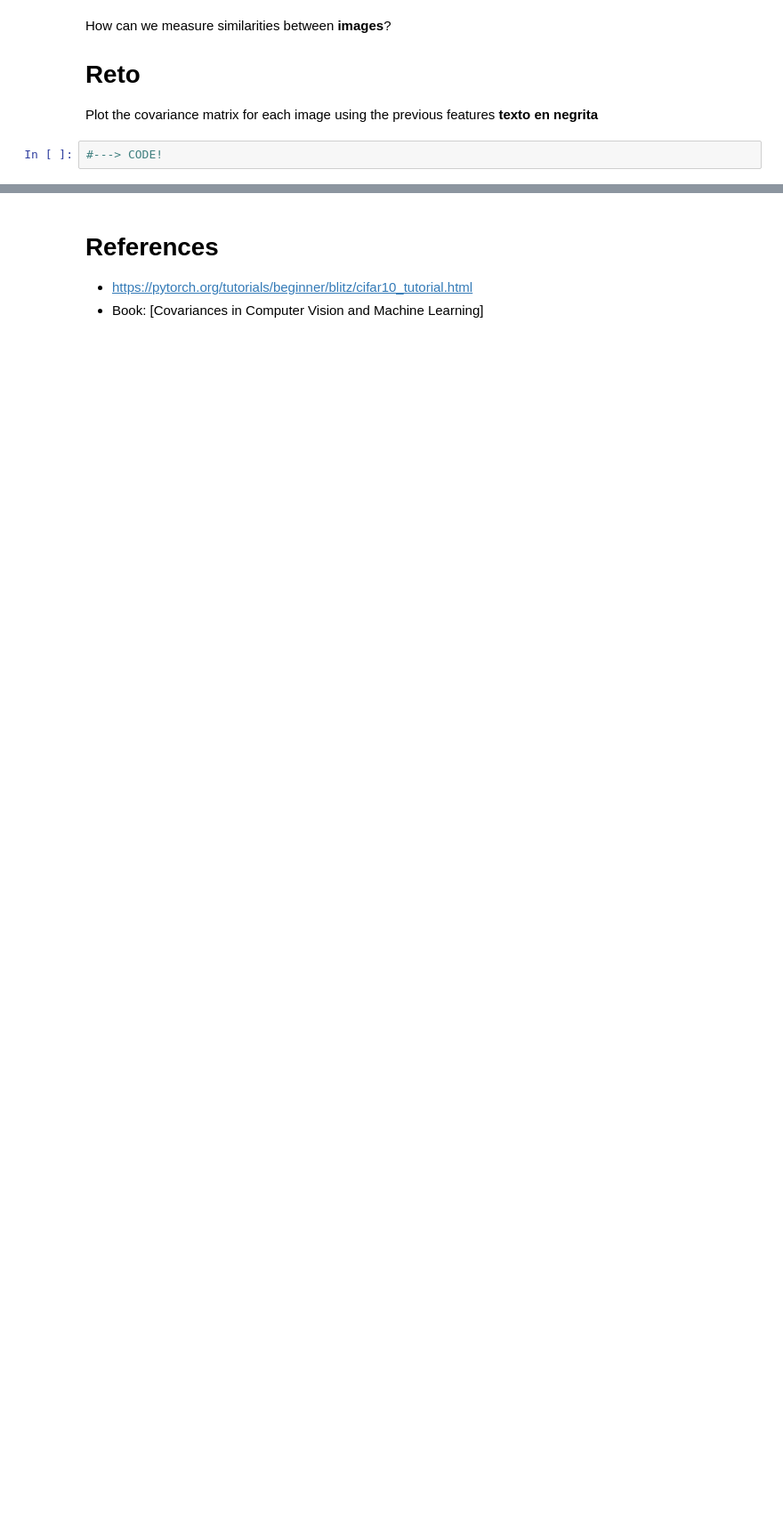
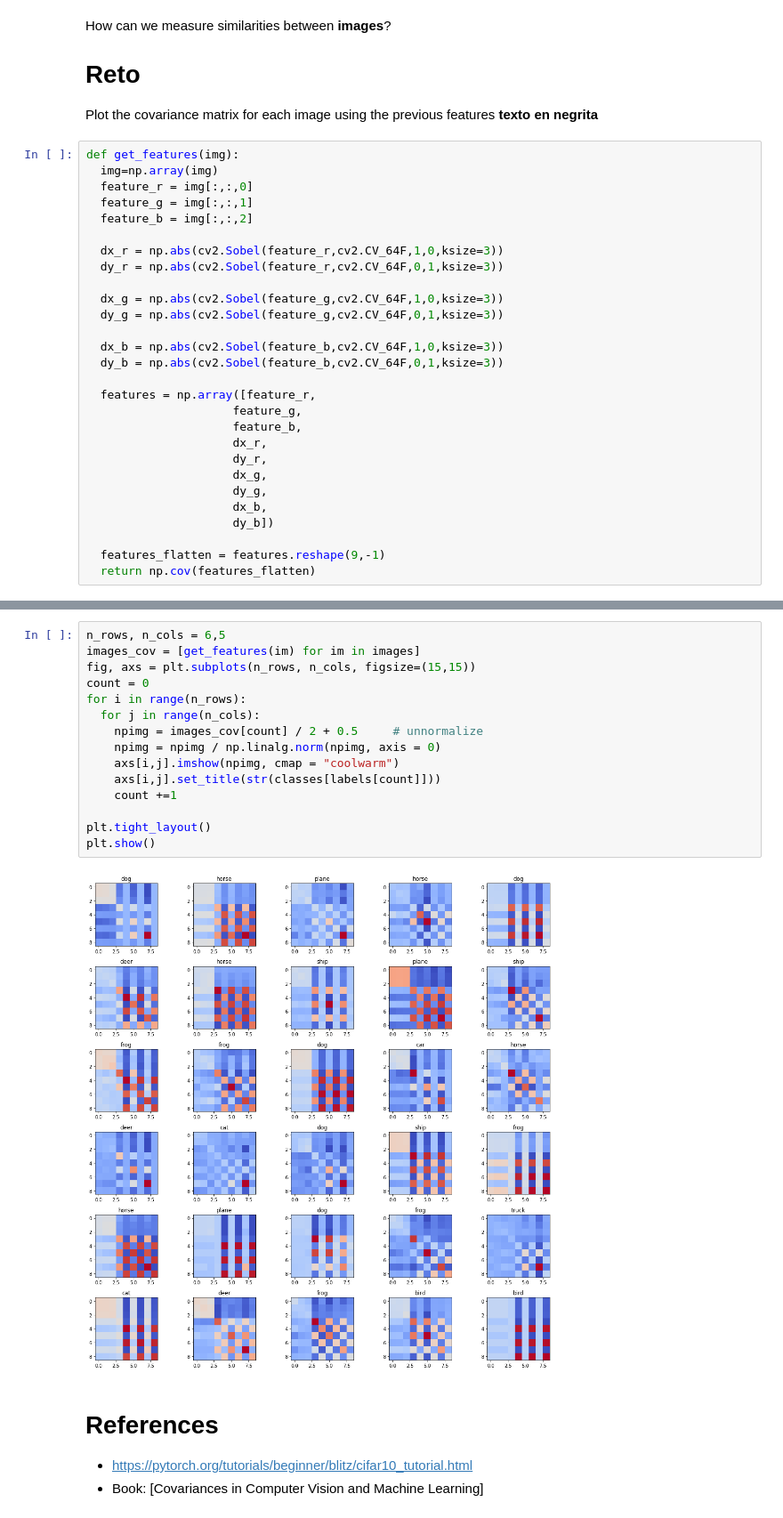
Before and after one commit to JuanOlmos/2022_SPDlearning_MiniCourse, a Jupyter notebook: 01_intro_SPDs.ipynb, the cells around one changed output, grey strips where cells are left out. Shown: that part at 89% size. Saved outputs shown, nothing was run; the diff lists cells and outputs as text; blank space fills up the shorter version.

```diff
--- a/01_intro_SPDs.ipynb
+++ b/01_intro_SPDs.ipynb
@@ -244,4 +249,30 @@ How can we measure similarities between **images**?
 
 Plot the covariance matrix for each image using the previous features **texto en negrita**
 # %%
-#---> CODE!
+def get_features(img):
+  img=np.array(img)
+  feature_r = img[:,:,0]
+  feature_g = img[:,:,1]
+  feature_b = img[:,:,2]
+
+  dx_r = np.abs(cv2.Sobel(feature_r,cv2.CV_64F,1,0,ksize=3))
+  dy_r = np.abs(cv2.Sobel(feature_r,cv2.CV_64F,0,1,ksize=3))
+
+  dx_g = np.abs(cv2.Sobel(feature_g,cv2.CV_64F,1,0,ksize=3))
+  dy_g = np.abs(cv2.Sobel(feature_g,cv2.CV_64F,0,1,ksize=3))
+
+  dx_b = np.abs(cv2.Sobel(feature_b,cv2.CV_64F,1,0,ksize=3))
+  dy_b = np.abs(cv2.Sobel(feature_b,cv2.CV_64F,0,1,ksize=3))
+
+  features = np.array([feature_r,
+                     feature_g,
+                     feature_b,
+                     dx_r,
+                     dy_r,
+                     dx_g,
+                     dy_g,
+                     dx_b,
+                     dy_b])
+
+  features_flatten = features.reshape(9,-1)
+  return np.cov(features_flatten)
@@ -248,3 +283,20 @@ Plot the covariance matrix for each image using the previous features **texto en
+# %%
+n_rows, n_cols = 6,5
+images_cov = [get_features(im) for im in images]
+fig, axs = plt.subplots(n_rows, n_cols, figsize=(15,15))
+count = 0
+for i in range(n_rows):
+  for j in range(n_cols):
+    npimg = images_cov[count] / 2 + 0.5     # unnormalize
+    npimg = npimg / np.linalg.norm(npimg, axis = 0)
+    axs[i,j].imshow(npimg, cmap = "coolwarm")
+    axs[i,j].set_title(str(classes[labels[count]]))
+    count +=1
+
+plt.tight_layout()
+plt.show()
+# %% [output]
+[figure, added]
 # %% [markdown]
 # References
 
```
Also changed, not shown: parts of 6 cells of this notebook.
